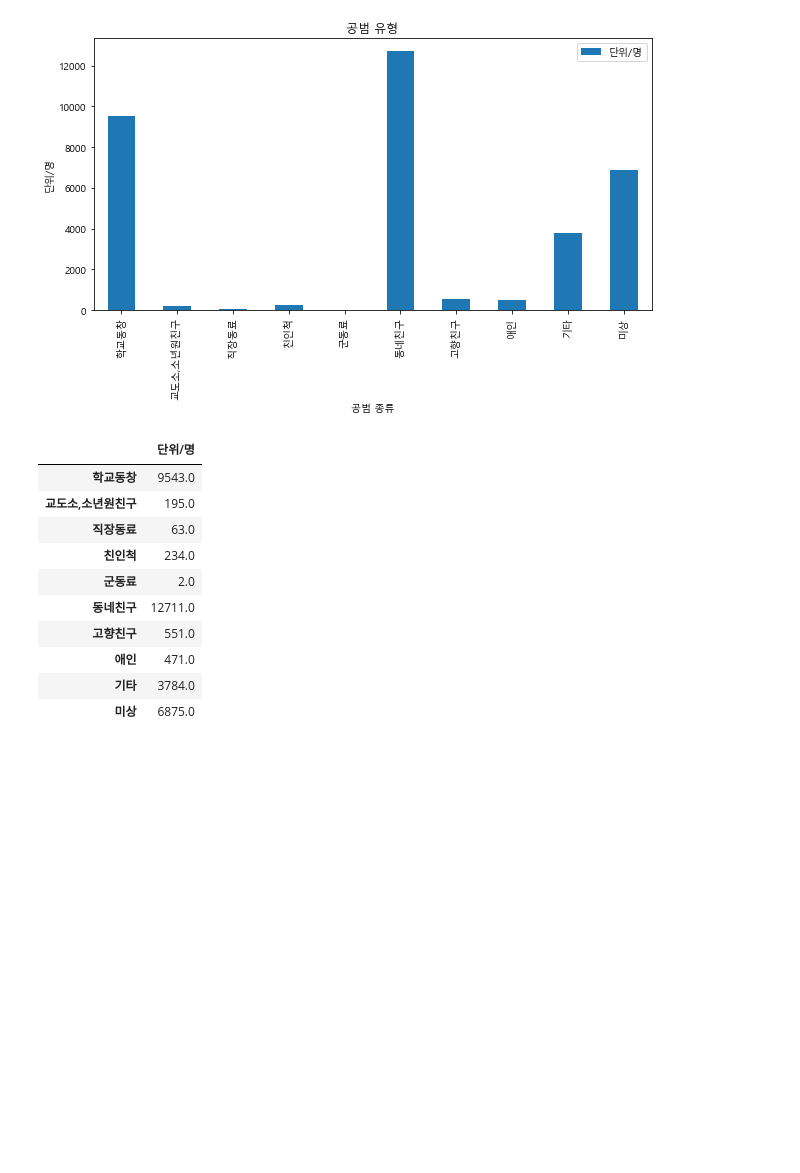
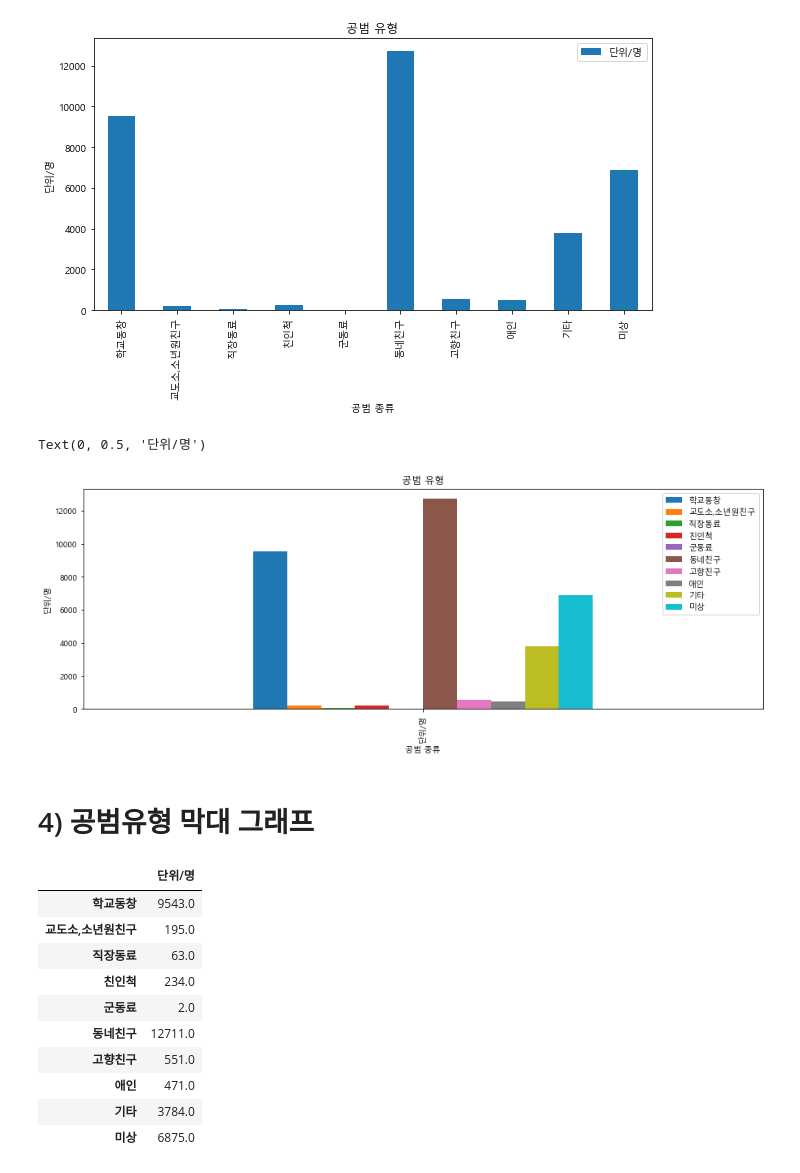
Before and after one commit to hkim11656/crime_analysis, a Jupyter notebook: 04_범죄유형별 소년범죄자 공범관계_홍상석1.ipynb, the cells around one changed output. Cells and saved outputs as stored; diff of their text form; code cells hidden in the pictures; blank space fills up the shorter version.

```diff
--- a/04_범죄유형별 소년범죄자 공범관계_홍상석1.ipynb
+++ b/04_범죄유형별 소년범죄자 공범관계_홍상석1.ipynb
@@ -322,6 +322,16 @@ plt.ylabel("단위/명")
 # %% [output]
 Text(0, 0.5, '단위/명')
 [figure]
+# %%
+df_acc11.T.plot.bar(figsize=(15,5))
+plt.title("공범 유형")
+plt.xlabel("공범 종류")
+plt.ylabel("단위/명")
+# %% [output]
+Text(0, 0.5, '단위/명')
+[figure, added]
+# %% [markdown]
+# 4) 공범유형 막대 그래프
 # %%
 df_acc11
 # %% [output]
```
Also changed, not shown: parts of 11 cells of this notebook.
